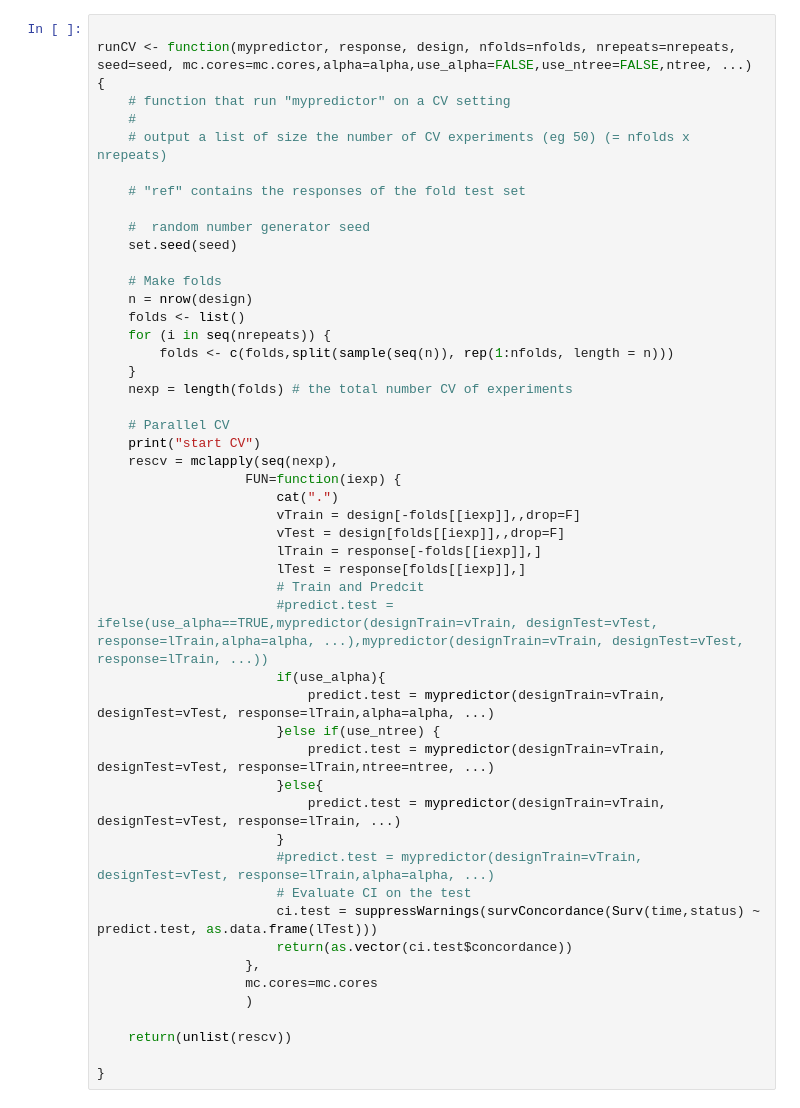
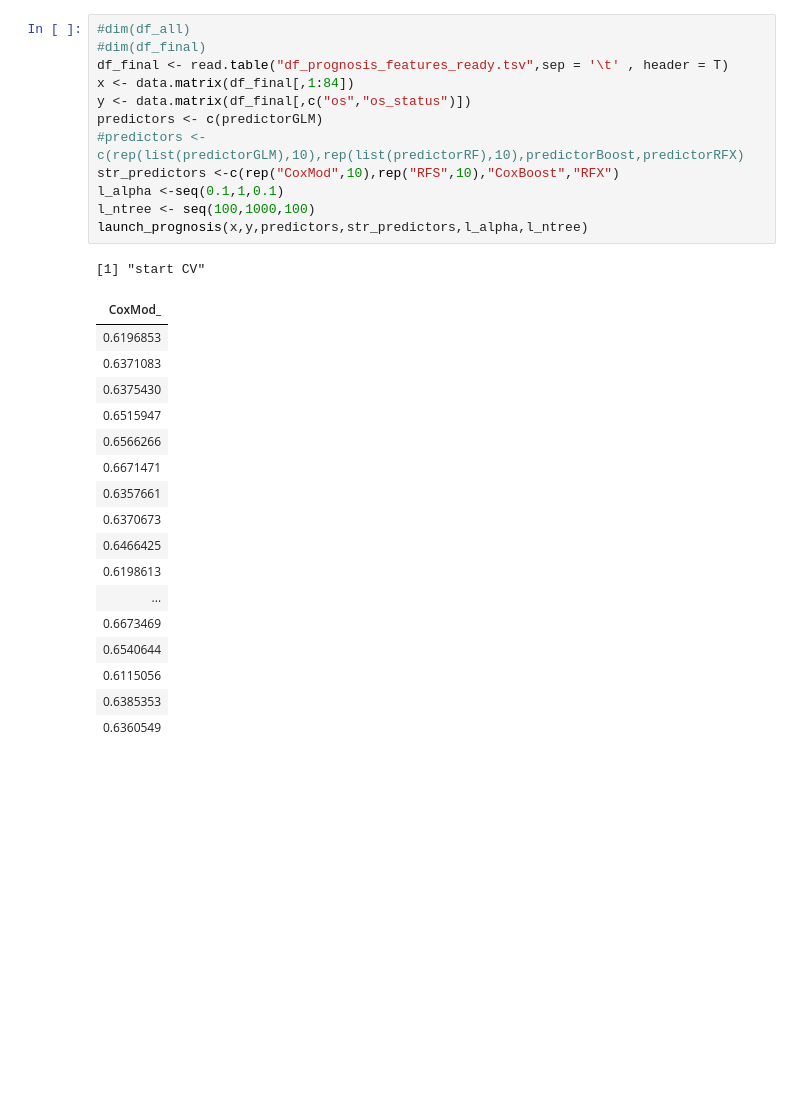
Before and after one commit to reyear/AML_Analysis, a Jupyter notebook: analysis/prognosis/InitialPrognosis/Models.ipynb, the cells around one changed output. Cells and saved outputs as stored; diff of their text form; blank space fills up the shorter version.

```diff
--- a/analysis/prognosis/InitialPrognosis/Models.ipynb
+++ b/analysis/prognosis/InitialPrognosis/Models.ipynb
@@ -86,50 +32,32 @@ predictorRFX <- function(designTrain, designTest, responseTrain, max.iter = 500)
-# %%
-
-runCV <- function(mypredictor, response, design, nfolds=nfolds, nrepeats=nrepeats, seed=seed, mc.cores=mc.cores,alpha=alpha,use_alpha=FALSE,use_ntree=FALSE,ntree, ...) {
-    # function that run "mypredictor" on a CV setting
-    #
-    # output a list of size the number of CV experiments (eg 50) (= nfolds x nrepeats)
-
-    # "ref" contains the responses of the fold test set
-
-    #  random number generator seed
-    set.seed(seed)
-
-    # Make folds
-    n = nrow(design)
-    folds <- list()
-    for (i in seq(nrepeats)) {
-        folds <- c(folds,split(sample(seq(n)), rep(1:nfolds, length = n)))
-    }
-    nexp = length(folds) # the total number CV of experiments
-
-    # Parallel CV
-    print("start CV")
-    rescv = mclapply(seq(nexp),
-                   FUN=function(iexp) {
-                       cat(".")
-                       vTrain = design[-folds[[iexp]],,drop=F]
-                       vTest = design[folds[[iexp]],,drop=F]
-                       lTrain = response[-folds[[iexp]],]
-                       lTest = response[folds[[iexp]],]
-                       # Train and Predcit
-                       #predict.test = ifelse(use_alpha==TRUE,mypredictor(designTrain=vTrain, designTest=vTest, response=lTrain,alpha=alpha, ...),mypredictor(designTrain=vTrain, designTest=vTest, response=lTrain, ...))
-                       if(use_alpha){
-                           predict.test = mypredictor(designTrain=vTrain, designTest=vTest, response=lTrain,alpha=alpha, ...)
-                       }else if(use_ntree) {
-                           predict.test = mypredictor(designTrain=vTrain, designTest=vTest, response=lTrain,ntree=ntree, ...)
-                       }else{
-                           predict.test = mypredictor(designTrain=vTrain, designTest=vTest, response=lTrain, ...)
-                       }
-                       #predict.test = mypredictor(designTrain=vTrain, designTest=vTest, response=lTrain,alpha=alpha, ...)
-                       # Evaluate CI on the test
-                       ci.test = suppressWarnings(survConcordance(Surv(time,status) ~ predict.test, as.data.frame(lTest)))
-                       return(as.vector(ci.test$concordance))
-                   },
-                   mc.cores=mc.cores
-                   )
-
-    return(unlist(rescv))
-
-}
+# %%
+#dim(df_all)
+#dim(df_final)
+df_final <- read.table("df_prognosis_features_ready.tsv",sep = '\t' , header = T)
+x <- data.matrix(df_final[,1:84])
+y <- data.matrix(df_final[,c("os","os_status")])
+predictors <- c(predictorGLM)
+#predictors <- c(rep(list(predictorGLM),10),rep(list(predictorRF),10),predictorBoost,predictorRFX)
+str_predictors <-c(rep("CoxMod",10),rep("RFS",10),"CoxBoost","RFX")
+l_alpha <-seq(0.1,1,0.1)
+l_ntree <- seq(100,1000,100)
+launch_prognosis(x,y,predictors,str_predictors,l_alpha,l_ntree)
+# %% [output]
+[1] "start CV"
+| CoxMod_ |
+| 0.6196853 |
+| 0.6371083 |
+| 0.6375430 |
+| 0.6515947 |
+| 0.6566266 |
+| 0.6671471 |
+| 0.6357661 |
+| 0.6370673 |
+| 0.6466425 |
+| 0.6198613 |
+| ... |
+| 0.6673469 |
+| 0.6540644 |
+| 0.6115056 |
+| 0.6385353 |
+| 0.6360549 |
 # %%
```
Also changed, not shown: parts of 9 cells of this notebook, 9 other files.
